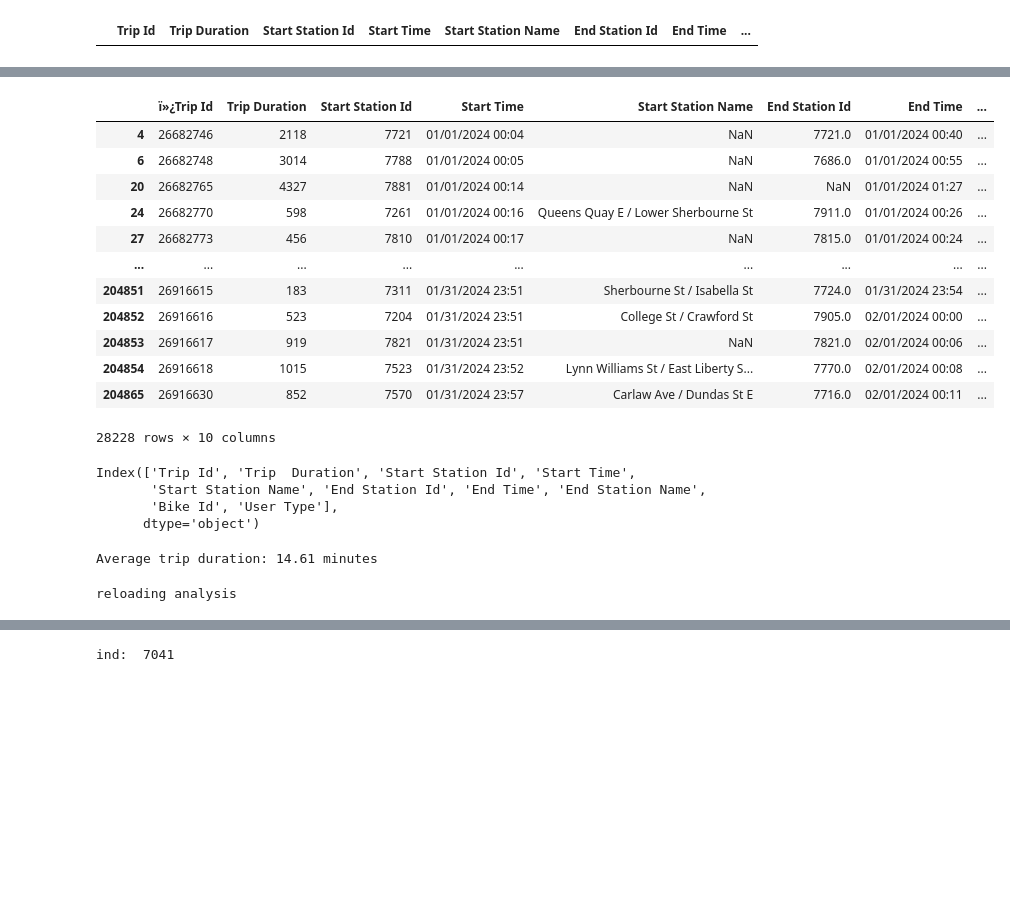
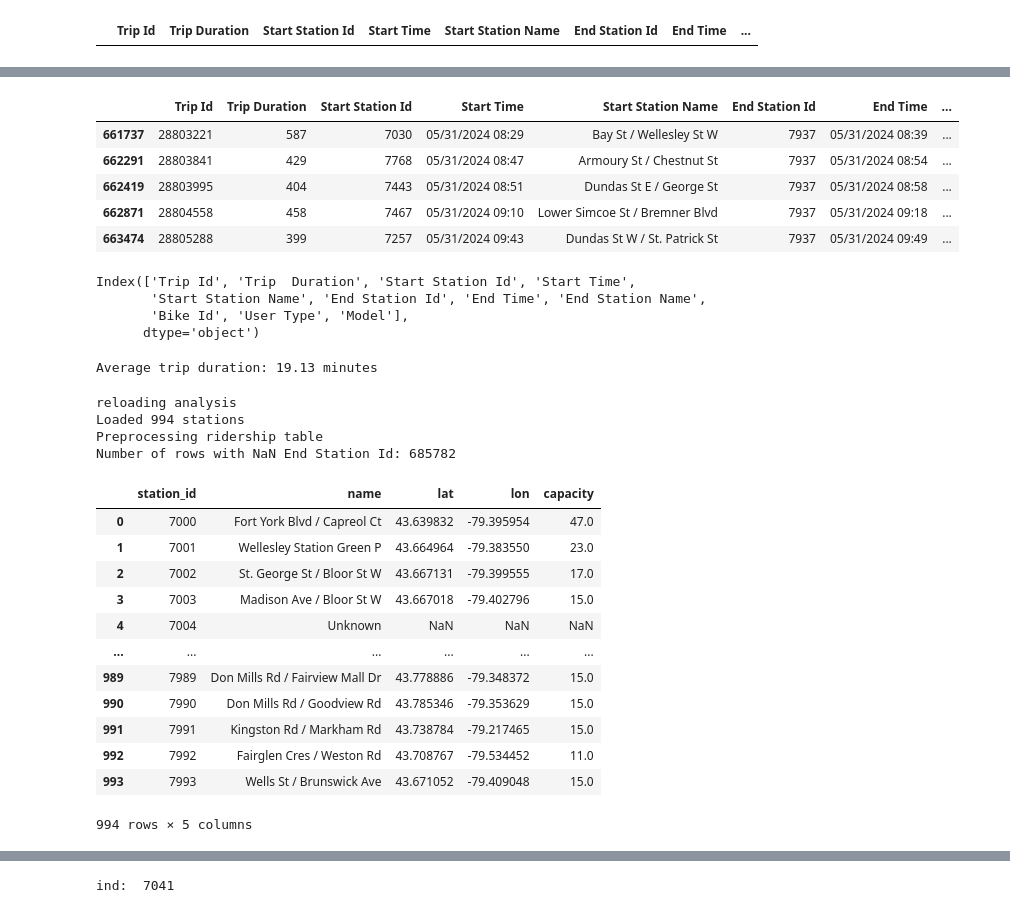
Before and after one commit to AJB-ajb/BikeSharePrediction, a Jupyter notebook: src/analysis.ipynb, the cells around one changed output, grey strips where cells are left out. Cells and saved outputs as stored; diff of their text form; code cells hidden in the pictures; blank space fills up the shorter version.

```diff
--- a/src/analysis.ipynb
+++ b/src/analysis.ipynb
@@ -38,14 +57,3 @@ AttributeError: 'DataFrame' object has no attribute 'astypes'
 ridership_table[ridership_table['Bike Id'].isna()]
 # %% [output]
 |  | Trip Id | Trip Duration | Start Station Id | Start Time | Start Station Name | End Station Id | End Time | ... |
-# %%
-def preprocess_table(df):
-    df = df[df["Trip  Duration"] != 0]
-    df = df[df["End Station Id"].notna()]
-    df.astypes({"End Station Id": int})
-    df['Start Time'] = pd.to_datetime(df['Start Time'])
-    df['End Time'] = pd.to_datetime(df['End Time'])
-
-    return df
-ridership_table = preprocess_table(ridership_table)
-ridership_table.info()
@@ -71,19 +60,12 @@ memory usage: 57.6+ MB
 # %%
-ridership_table[ridership_table['End Station Name'].isnull()]
+ridership_table[ridership_table['End Station Name'].isnull()].head()
 # %% [output]
-|  | ï»¿Trip Id | Trip Duration | Start Station Id | Start Time | Start Station Name | End Station Id | End Time | ... |
-| 4 | 26682746 | 2118 | 7721 | 01/01/2024 00:04 | NaN | 7721.0 | 01/01/2024 00:40 | ... |
-| 6 | 26682748 | 3014 | 7788 | 01/01/2024 00:05 | NaN | 7686.0 | 01/01/2024 00:55 | ... |
-| 20 | 26682765 | 4327 | 7881 | 01/01/2024 00:14 | NaN | NaN | 01/01/2024 01:27 | ... |
-| 24 | 26682770 | 598 | 7261 | 01/01/2024 00:16 | Queens Quay E / Lower Sherbourne St | 7911.0 | 01/01/2024 00:26 | ... |
-| 27 | 26682773 | 456 | 7810 | 01/01/2024 00:17 | NaN | 7815.0 | 01/01/2024 00:24 | ... |
-| ... | ... | ... | ... | ... | ... | ... | ... | ... |
-| 204851 | 26916615 | 183 | 7311 | 01/31/2024 23:51 | Sherbourne St / Isabella St | 7724.0 | 01/31/2024 23:54 | ... |
-| 204852 | 26916616 | 523 | 7204 | 01/31/2024 23:51 | College St / Crawford St | 7905.0 | 02/01/2024 00:00 | ... |
-| 204853 | 26916617 | 919 | 7821 | 01/31/2024 23:51 | NaN | 7821.0 | 02/01/2024 00:06 | ... |
-| 204854 | 26916618 | 1015 | 7523 | 01/31/2024 23:52 | Lynn Williams St / East Liberty S... | 7770.0 | 02/01/2024 00:08 | ... |
-| 204865 | 26916630 | 852 | 7570 | 01/31/2024 23:57 | Carlaw Ave / Dundas St E | 7716.0 | 02/01/2024 00:11 | ... |
+|  | Trip Id | Trip Duration | Start Station Id | Start Time | Start Station Name | End Station Id | End Time | ... |
+| 661737 | 28803221 | 587 | 7030 | 05/31/2024 08:29 | Bay St / Wellesley St W | 7937 | 05/31/2024 08:39 | ... |
+| 662291 | 28803841 | 429 | 7768 | 05/31/2024 08:47 | Armoury St / Chestnut St | 7937 | 05/31/2024 08:54 | ... |
+| 662419 | 28803995 | 404 | 7443 | 05/31/2024 08:51 | Dundas St E / George St | 7937 | 05/31/2024 08:58 | ... |
+| 662871 | 28804558 | 458 | 7467 | 05/31/2024 09:10 | Lower Simcoe St / Bremner Blvd | 7937 | 05/31/2024 09:18 | ... |
+| 663474 | 28805288 | 399 | 7257 | 05/31/2024 09:43 | Dundas St W / St. Patrick St | 7937 | 05/31/2024 09:49 | ... |
-28228 rows × 10 columns
 # %%
 # Print the column headers of the bike_share_data DataFrame
 print(ridership_table.columns)
@@ -93,14 +75,14 @@ row_names = ['Trip Id', 'Trip  Duration', 'Start Station Id', 'Start Time',
 # %% [output]
 Index(['Trip Id', 'Trip  Duration', 'Start Station Id', 'Start Time',
        'Start Station Name', 'End Station Id', 'End Time', 'End Station Name',
-       'Bike Id', 'User Type'],
+       'Bike Id', 'User Type', 'Model'],
       dtype='object')
 # %%
 # get average trip duration
 average_trip_duration_min = ridership_table['Trip  Duration'].mean() / 60
 print(f"Average trip duration: {average_trip_duration_min:.2f} minutes")
 # %% [output]
-Average trip duration: 14.61 minutes
+Average trip duration: 19.13 minutes
 # %%
 if not 'an' in globals():
     print('importing analysis')
@@ -110,23 +92,45 @@ else:
     import importlib
     importlib.reload(an)
 
-process_data = False
-reload_data = True
+process_data = True
+reload_data = False
 
 name = '2024-5'
 file = '../data/bikeshare-ridership-2024/Bike share ridership 2024-05.csv'
 
+# run gc to clear out space
+import gc
+gc.collect()
+
 if process_data:
     ridership_table = pd.read_csv(file, encoding='cp1252')
     data = an.BikeShareData(name)
-    data.load_data(ridership_table)
-    data.save_pickle()
+    data.process_data_and_save(ridership_table)
 
 if reload_data:
     data = an.BikeShareData(name)
     data = an.BikeShareData.load_from_pickle(name = name)
 # %% [output]
 reloading analysis
+Loaded 994 stations
+Preprocessing ridership table
+Number of rows with NaN End Station Id: 685782
+# %%
+data.stations
+# %% [output]
+|  | station_id | name | lat | lon | capacity |
+| 0 | 7000 | Fort York Blvd / Capreol Ct | 43.639832 | -79.395954 | 47.0 |
+| 1 | 7001 | Wellesley Station Green P | 43.664964 | -79.383550 | 23.0 |
+| 2 | 7002 | St. George St / Bloor St W | 43.667131 | -79.399555 | 17.0 |
+| 3 | 7003 | Madison Ave / Bloor St W | 43.667018 | -79.402796 | 15.0 |
+| 4 | 7004 | Unknown | NaN | NaN | NaN |
+| ... | ... | ... | ... | ... | ... |
+| 989 | 7989 | Don Mills Rd / Fairview Mall Dr | 43.778886 | -79.348372 | 15.0 |
+| 990 | 7990 | Don Mills Rd / Goodview Rd | 43.785346 | -79.353629 | 15.0 |
+| 991 | 7991 | Kingston Rd / Markham Rd | 43.738784 | -79.217465 | 15.0 |
+| 992 | 7992 | Fairglen Cres / Weston Rd | 43.708767 | -79.534452 | 11.0 |
+| 993 | 7993 | Wells St / Brunswick Ave | 43.671052 | -79.409048 | 15.0 |
+994 rows × 5 columns
 # %%
 df = an.preprocess_ridership_table(ridership_table)
 # %%
```
Also changed, not shown: parts of 6 cells of this notebook, 7 other files.
